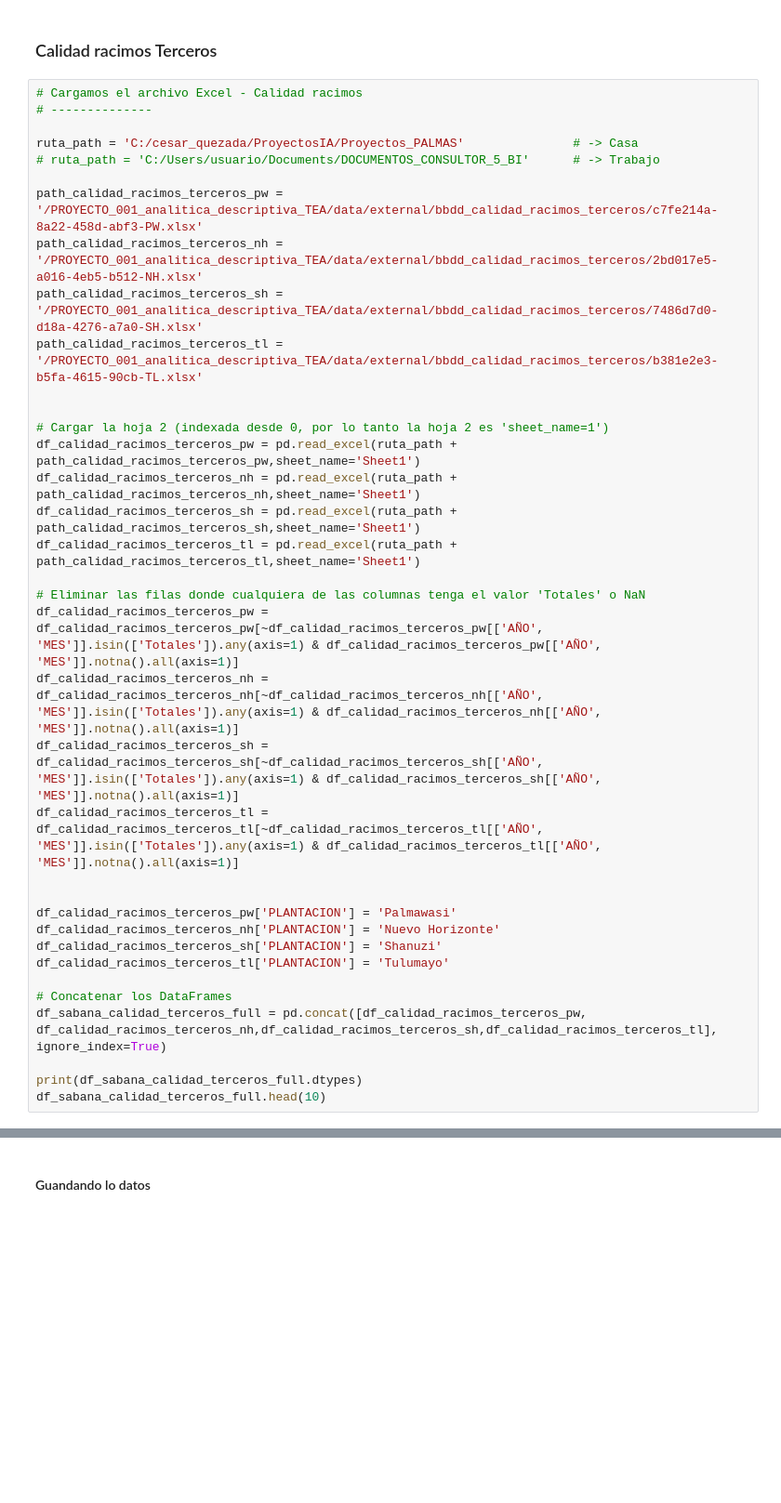
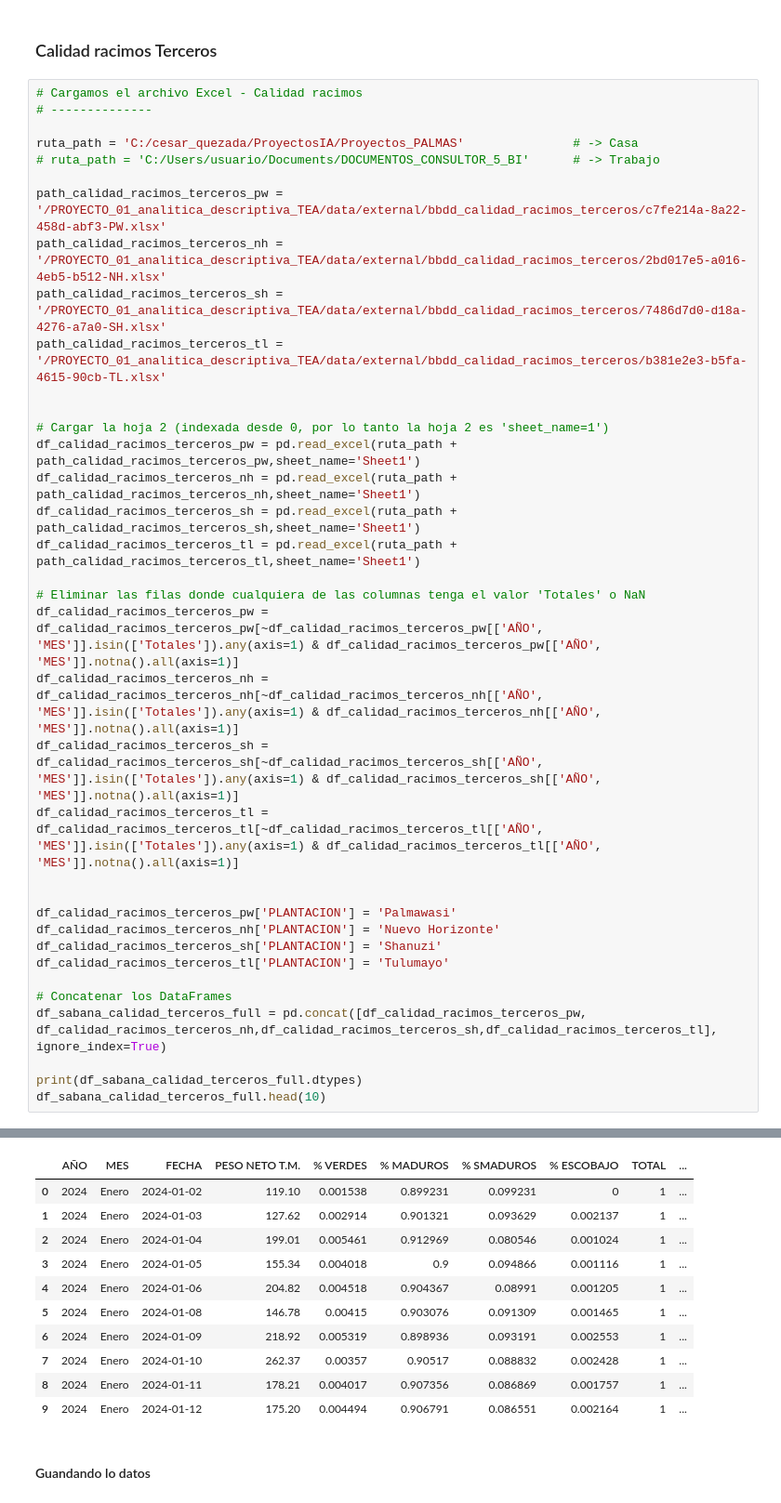
Before and after one commit to cesarqb/PROYECTO_01_analitica_descriptiva_TEA, a Jupyter notebook: src/clean_scripts/Trend_calidad_frutos_propios.ipynb, the cells around one changed output, grey strips where cells are left out. Shown at 93% size. Drawn from its saved outputs; the diff is of its cells as text; blank space fills up the shorter version.

```diff
--- a/src/clean_scripts/Trend_calidad_frutos_propios.ipynb
+++ b/src/clean_scripts/Trend_calidad_frutos_propios.ipynb
@@ -318,10 +318,10 @@ Datos guardados en C:/cesar_quezada/ProyectosIA/Proyectos_PALMAS/PROYECTO_001_an
 ruta_path = 'C:/cesar_quezada/ProyectosIA/Proyectos_PALMAS'               # -> Casa
 # ruta_path = 'C:/Users/usuario/Documents/DOCUMENTOS_CONSULTOR_5_BI'      # -> Trabajo
 
-path_calidad_racimos_terceros_pw = '/PROYECTO_001_analitica_descriptiva_TEA/data/external/bbdd_calidad_racimos_terceros/c7fe214a-8a22-458d-abf3-PW.xlsx'
-path_calidad_racimos_terceros_nh = '/PROYECTO_001_analitica_descriptiva_TEA/data/external/bbdd_calidad_racimos_terceros/2bd017e5-a016-4eb5-b512-NH.xlsx'
-path_calidad_racimos_terceros_sh = '/PROYECTO_001_analitica_descriptiva_TEA/data/external/bbdd_calidad_racimos_terceros/7486d7d0-d18a-4276-a7a0-SH.xlsx'
-path_calidad_racimos_terceros_tl = '/PROYECTO_001_analitica_descriptiva_TEA/data/external/bbdd_calidad_racimos_terceros/b381e2e3-b5fa-4615-90cb-TL.xlsx'
+path_calidad_racimos_terceros_pw = '/PROYECTO_01_analitica_descriptiva_TEA/data/external/bbdd_calidad_racimos_terceros/c7fe214a-8a22-458d-abf3-PW.xlsx'
+path_calidad_racimos_terceros_nh = '/PROYECTO_01_analitica_descriptiva_TEA/data/external/bbdd_calidad_racimos_terceros/2bd017e5-a016-4eb5-b512-NH.xlsx'
+path_calidad_racimos_terceros_sh = '/PROYECTO_01_analitica_descriptiva_TEA/data/external/bbdd_calidad_racimos_terceros/7486d7d0-d18a-4276-a7a0-SH.xlsx'
+path_calidad_racimos_terceros_tl = '/PROYECTO_01_analitica_descriptiva_TEA/data/external/bbdd_calidad_racimos_terceros/b381e2e3-b5fa-4615-90cb-TL.xlsx'
 
 
 # Cargar la hoja 2 (indexada desde 0, por lo tanto la hoja 2 es 'sheet_name=1')
@@ -347,3 +347,4 @@ df_sabana_calidad_terceros_full = pd.concat([df_calidad_racimos_terceros_pw, df_
 
 print(df_sabana_calidad_terceros_full.dtypes)
 df_sabana_calidad_terceros_full.head(10)
+# %% [output]
@@ -350,3 +366,14 @@ df_sabana_calidad_terceros_full.head(10)
+|  | AÑO | MES | FECHA | PESO NETO T.M. | % VERDES | % MADUROS | % SMADUROS | % ESCOBAJO | TOTAL | ... |
+| 0 | 2024 | Enero | 2024-01-02 | 119.10 | 0.001538 | 0.899231 | 0.099231 | 0 | 1 | ... |
+| 1 | 2024 | Enero | 2024-01-03 | 127.62 | 0.002914 | 0.901321 | 0.093629 | 0.002137 | 1 | ... |
+| 2 | 2024 | Enero | 2024-01-04 | 199.01 | 0.005461 | 0.912969 | 0.080546 | 0.001024 | 1 | ... |
+| 3 | 2024 | Enero | 2024-01-05 | 155.34 | 0.004018 | 0.9 | 0.094866 | 0.001116 | 1 | ... |
+| 4 | 2024 | Enero | 2024-01-06 | 204.82 | 0.004518 | 0.904367 | 0.08991 | 0.001205 | 1 | ... |
+| 5 | 2024 | Enero | 2024-01-08 | 146.78 | 0.00415 | 0.903076 | 0.091309 | 0.001465 | 1 | ... |
+| 6 | 2024 | Enero | 2024-01-09 | 218.92 | 0.005319 | 0.898936 | 0.093191 | 0.002553 | 1 | ... |
+| 7 | 2024 | Enero | 2024-01-10 | 262.37 | 0.00357 | 0.90517 | 0.088832 | 0.002428 | 1 | ... |
+| 8 | 2024 | Enero | 2024-01-11 | 178.21 | 0.004017 | 0.907356 | 0.086869 | 0.001757 | 1 | ... |
+| 9 | 2024 | Enero | 2024-01-12 | 175.20 | 0.004494 | 0.906791 | 0.086551 | 0.002164 | 1 | ... |
 # %% [markdown]
 #### Guandando lo datos
 # %%
```
Also changed, not shown: parts of 10 cells of this notebook, 26 other files.
